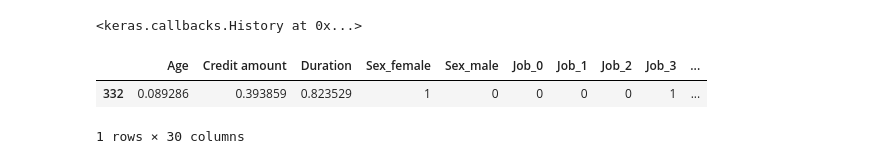
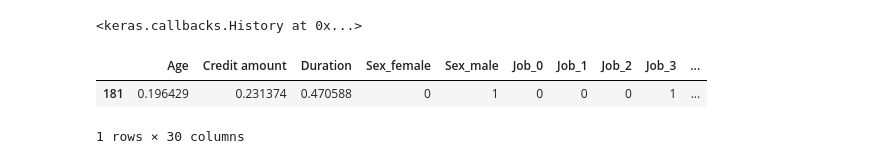
Before and after one commit to Gerard01mm/TFGAvaluacioDeContrafactuals, a Jupyter notebook: Aix360Version.ipynb, the cells around one changed output. Saved outputs shown, nothing was run; the diff lists cells and outputs as text; code cells hidden in the pictures.

```diff
--- a/Aix360Version.ipynb
+++ b/Aix360Version.ipynb
@@ -20,6 +27,7 @@ from keras import optimizers
 # %%
 data = pd.read_csv('./archive/german_credit_data.csv')
 data_copy = data.copy()
+data_copy = data_copy.drop("Id", axis=1)
 data_copy.fillna(value="unknown", inplace=True)
 labels = data_copy.columns
 
@@ -120,19 +131,19 @@ explainer.fit(x_train,
 # %%
 negative_cases = pd.DataFrame(data_copy.loc[data_copy["Risk"] == 0])
 
-index_test = 90
+index_test = 45
 original = negative_cases.iloc[index_test: index_test + 1]
 X = original.drop("Risk", axis=1)
 new_index = X.index[0]
 display(original)
 
 # index_test = 0
 # original = data_copy.iloc[index_test: index_test + 1]
 # X = original.drop("Risk", axis=1)
 # new_index = X.index[0]
 # display(original)
 # %% [output]
 |  | Age | Credit amount | Duration | Sex_female | Sex_male | Job_0 | Job_1 | Job_2 | Job_3 | ... |
-| 332 | 0.089286 | 0.393859 | 0.823529 | 1 | 0 | 0 | 0 | 0 | 1 | ... |
+| 181 | 0.196429 | 0.231374 | 0.470588 | 0 | 1 | 0 | 0 | 0 | 1 | ... |
 1 rows × 30 columns
 # %%
```
Also changed, not shown: parts of 18 cells of this notebook.
